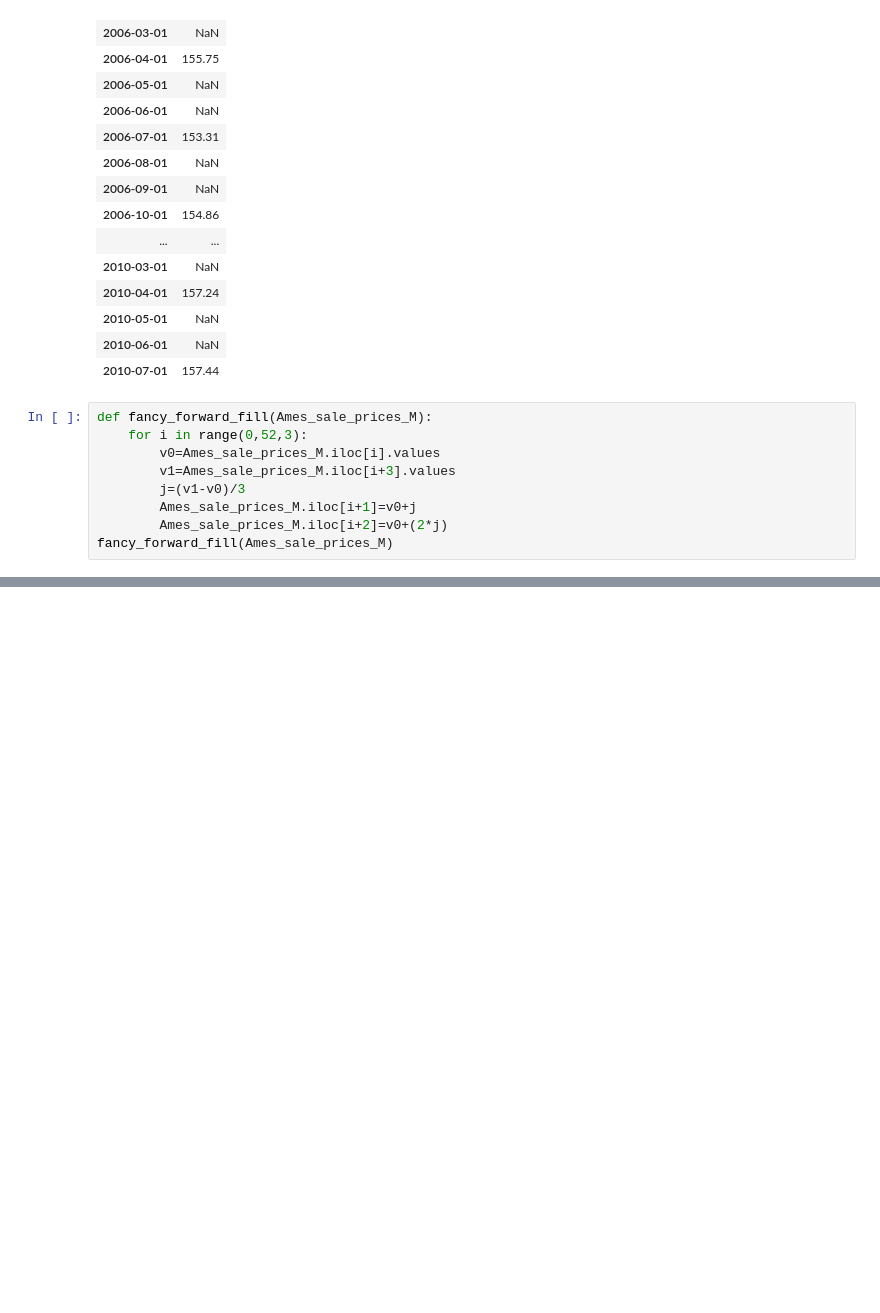
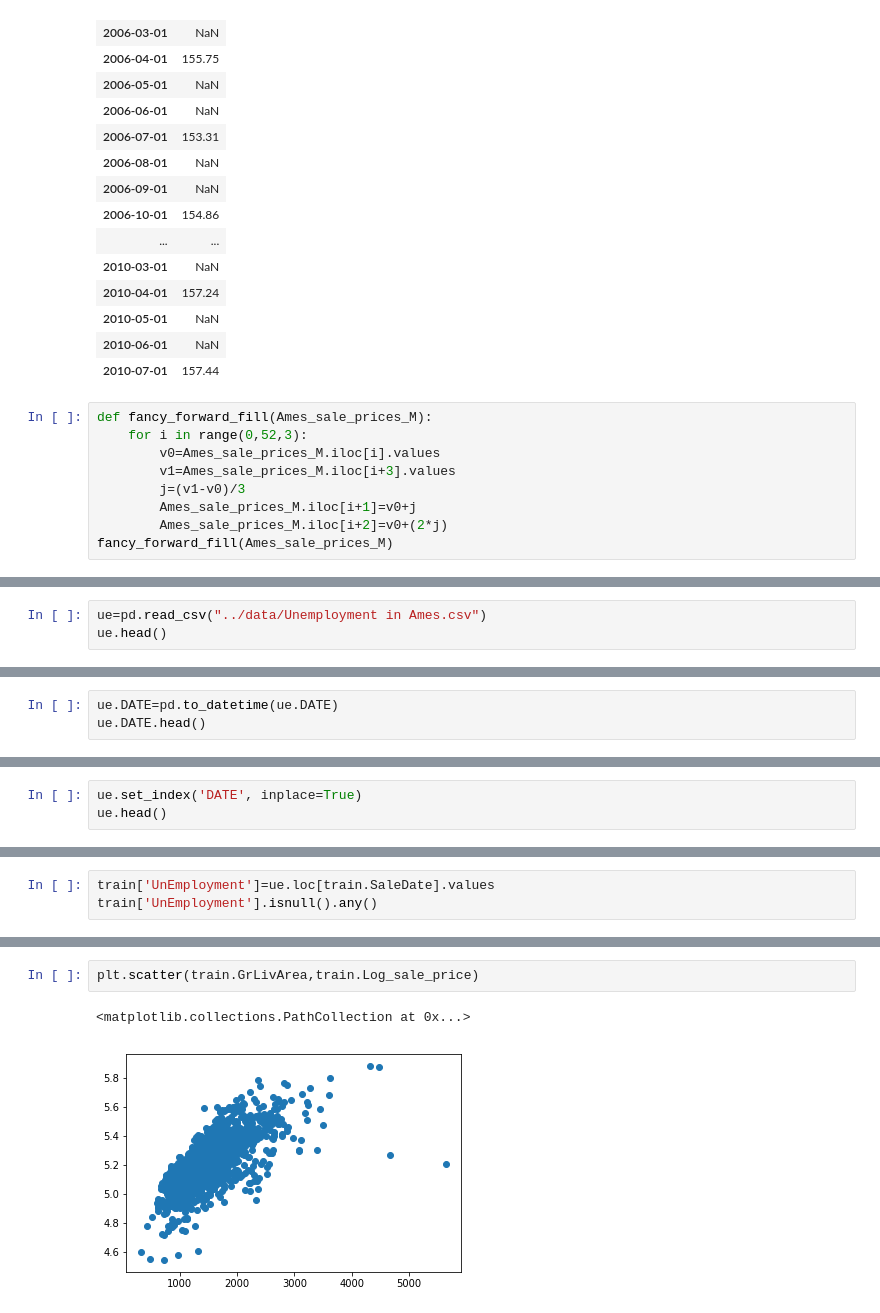
Before and after one commit to yaarams/house-pricing, a Jupyter notebook: notebooks/Lior04-Investegating Time Trend.ipynb, the cells around one changed output, grey strips where cells are left out. Cells and saved outputs as stored; diff of their text form; blank space fills up the shorter version.

```diff
--- a/notebooks/Lior04-Investegating Time Trend.ipynb
+++ b/notebooks/Lior04-Investegating Time Trend.ipynb
@@ -559,0 +586,3 @@ fig.show()
+# %%
+ue=pd.read_csv("../data/Unemployment in Ames.csv")
+ue.head()
@@ -559,0 +596,3 @@ fig.show()
+# %%
+ue.DATE=pd.to_datetime(ue.DATE)
+ue.DATE.head()
@@ -559,0 +606,3 @@ fig.show()
+# %%
+ue.set_index('DATE', inplace=True)
+ue.head()
@@ -559,0 +617,3 @@ fig.show()
+# %%
+train['UnEmployment']=ue.loc[train.SaleDate].values
+train['UnEmployment'].isnull().any()
@@ -559,0 +642,5 @@ fig.show()
+# %%
+plt.scatter(train.GrLivArea,train.Log_sale_price)
+# %% [output]
+<matplotlib.collections.PathCollection at 0x...>
+[figure, added]
```
Also changed, not shown: parts of 17 cells of this notebook, 5 other files.
